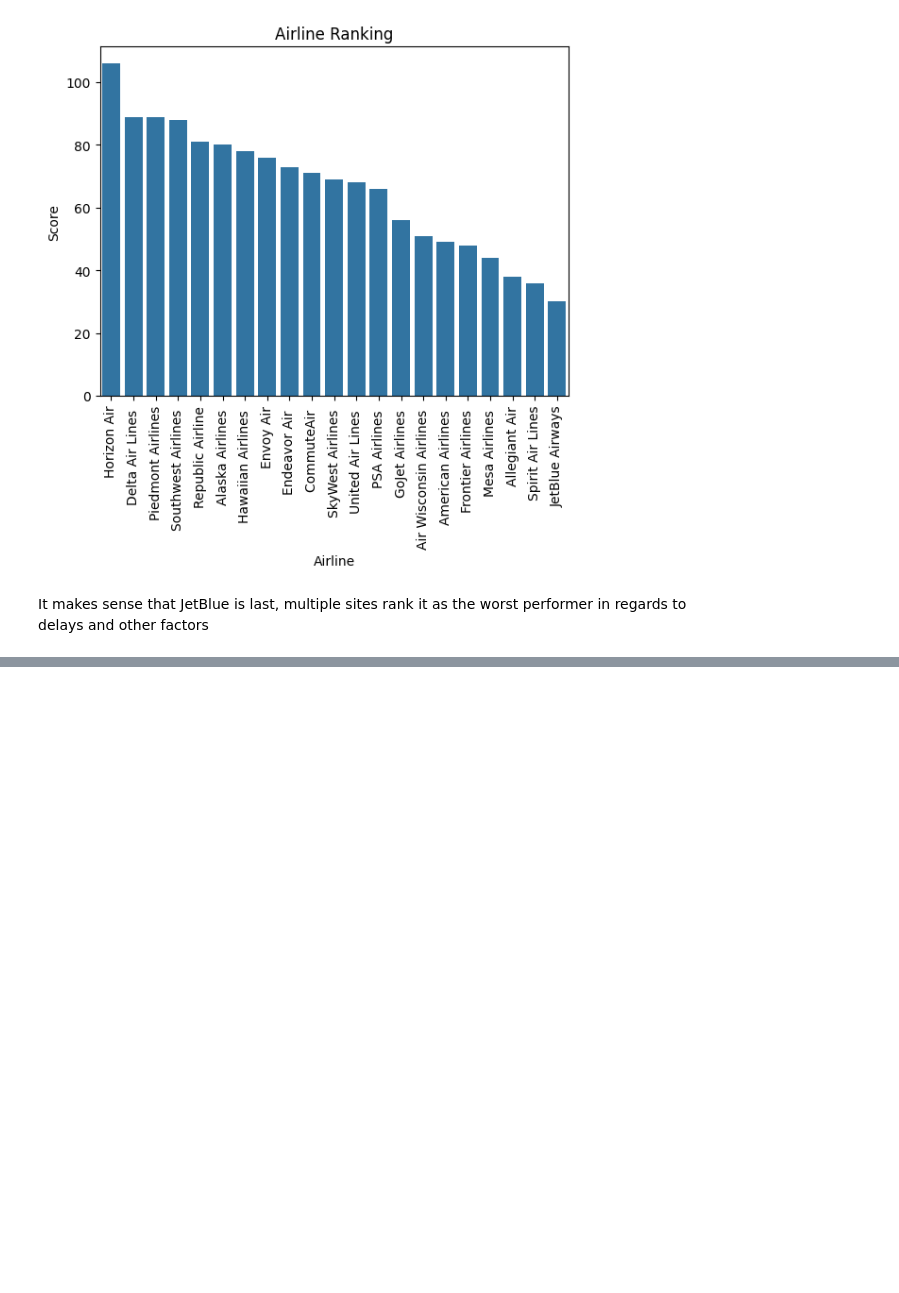
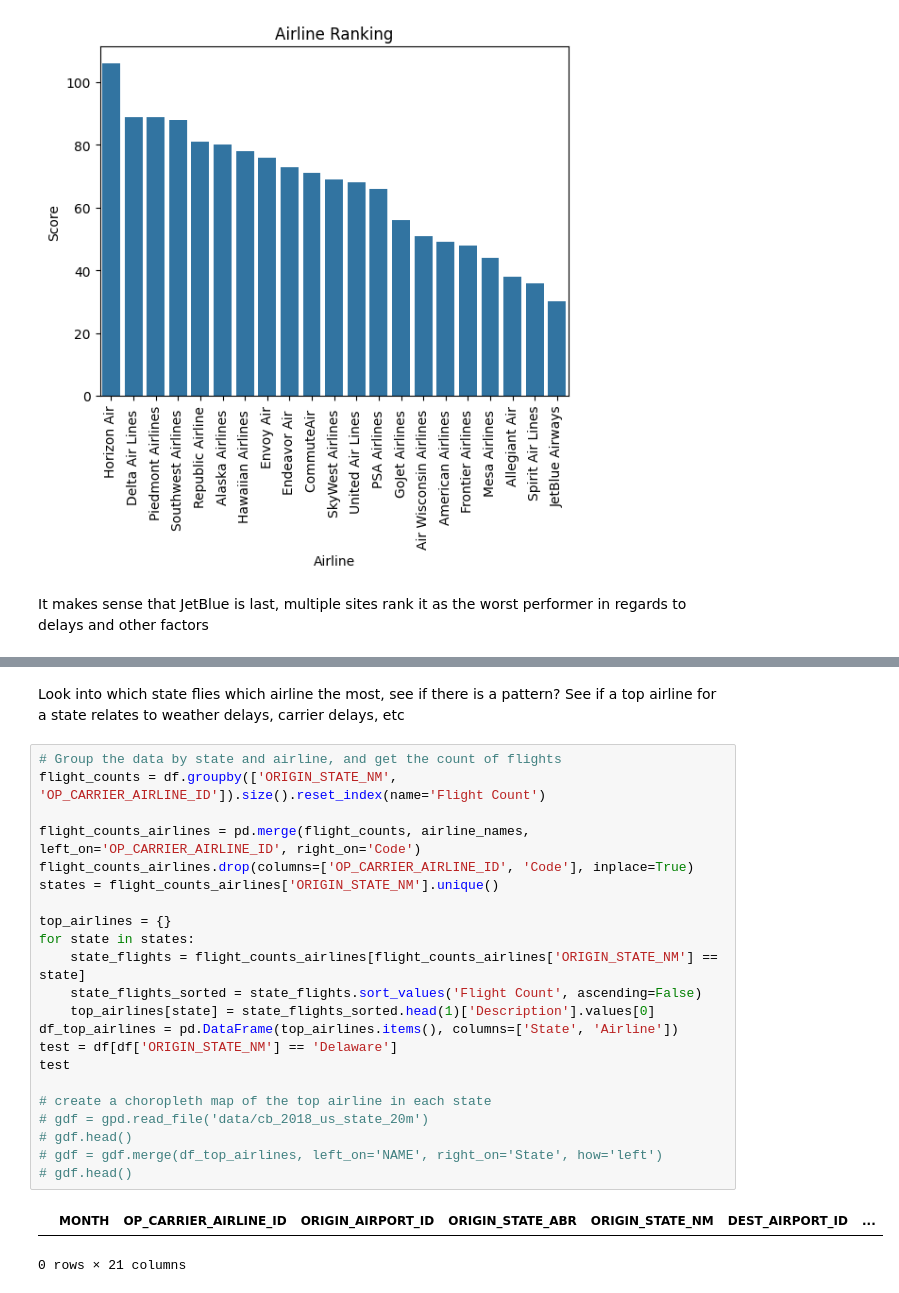
Before and after one commit to SnartBlast/cs5830_final_project, a Jupyter notebook: main.ipynb, the cells around one changed output, grey strips where cells are left out. Saved outputs shown, nothing was run; the diff lists cells and outputs as text; blank space fills up the shorter version.

```diff
--- a/main.ipynb
+++ b/main.ipynb
@@ -107,0 +129,27 @@ It makes sense that JetBlue is last, multiple sites rank it as the worst perform
+# %% [markdown]
+Look into which state flies which airline the most, see if there is a pattern? See if a top airline for a state relates to weather delays, carrier delays, etc
+# %%
+# Group the data by state and airline, and get the count of flights
+flight_counts = df.groupby(['ORIGIN_STATE_NM', 'OP_CARRIER_AIRLINE_ID']).size().reset_index(name='Flight Count')
+
+flight_counts_airlines = pd.merge(flight_counts, airline_names, left_on='OP_CARRIER_AIRLINE_ID', right_on='Code')
+flight_counts_airlines.drop(columns=['OP_CARRIER_AIRLINE_ID', 'Code'], inplace=True)
+states = flight_counts_airlines['ORIGIN_STATE_NM'].unique()
+
+top_airlines = {}
+for state in states:
+    state_flights = flight_counts_airlines[flight_counts_airlines['ORIGIN_STATE_NM'] == state]
+    state_flights_sorted = state_flights.sort_values('Flight Count', ascending=False)
+    top_airlines[state] = state_flights_sorted.head(1)['Description'].values[0]
+df_top_airlines = pd.DataFrame(top_airlines.items(), columns=['State', 'Airline'])
+test = df[df['ORIGIN_STATE_NM'] == 'Delaware']
+test
+
+# create a choropleth map of the top airline in each state
+# gdf = gpd.read_file('data/cb_2018_us_state_20m')
+# gdf.head()
+# gdf = gdf.merge(df_top_airlines, left_on='NAME', right_on='State', how='left')
+# gdf.head()
+# %% [output]
+|  | MONTH | OP_CARRIER_AIRLINE_ID | ORIGIN_AIRPORT_ID | ORIGIN_STATE_ABR | ORIGIN_STATE_NM | DEST_AIRPORT_ID | ... |
+0 rows × 21 columns
```
Also changed, not shown: parts of 4 cells of this notebook, 7 other files.
